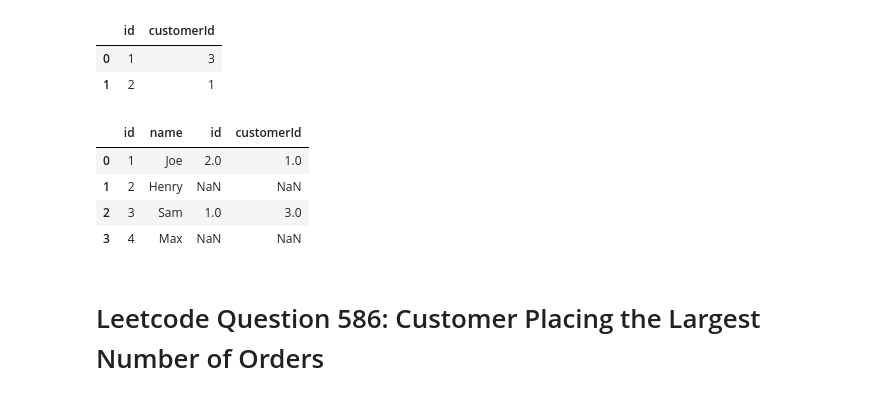
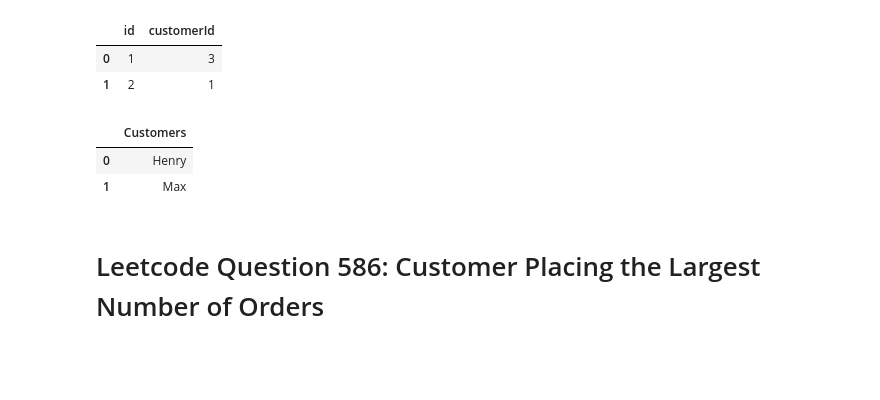
Before and after one commit to DanialArab/SQL, a Jupyter notebook: Leetcode_Database_Questions.ipynb, the cells around one changed output. Drawn from its saved outputs; the diff is of its cells as text; code cells hidden in the pictures; blank space fills up the shorter version.

```diff
--- a/Leetcode_Database_Questions.ipynb
+++ b/Leetcode_Database_Questions.ipynb
@@ -2255,17 +2255,16 @@ FROM Orders
 # %%
 pd.read_sql("""
 SELECT
-    name
+    c.name AS Customers
 FROM Customers c
 LEFT JOIN Orders o
     ON c.id = o.customerId
+WHERE o.id IS NULL
 """, con)
 # %% [output]
-|  | id | name | id | customerId |
-| 0 | 1 | Joe | 2.0 | 1.0 |
-| 1 | 2 | Henry | NaN | NaN |
-| 2 | 3 | Sam | 1.0 | 3.0 |
-| 3 | 4 | Max | NaN | NaN |
+|  | Customers |
+| 0 | Henry |
+| 1 | Max |
 # %% [markdown]
 # Leetcode Question 586: Customer Placing the Largest Number of Orders
 # %%
```
Also changed, not shown: parts of 2 cells of this notebook.
